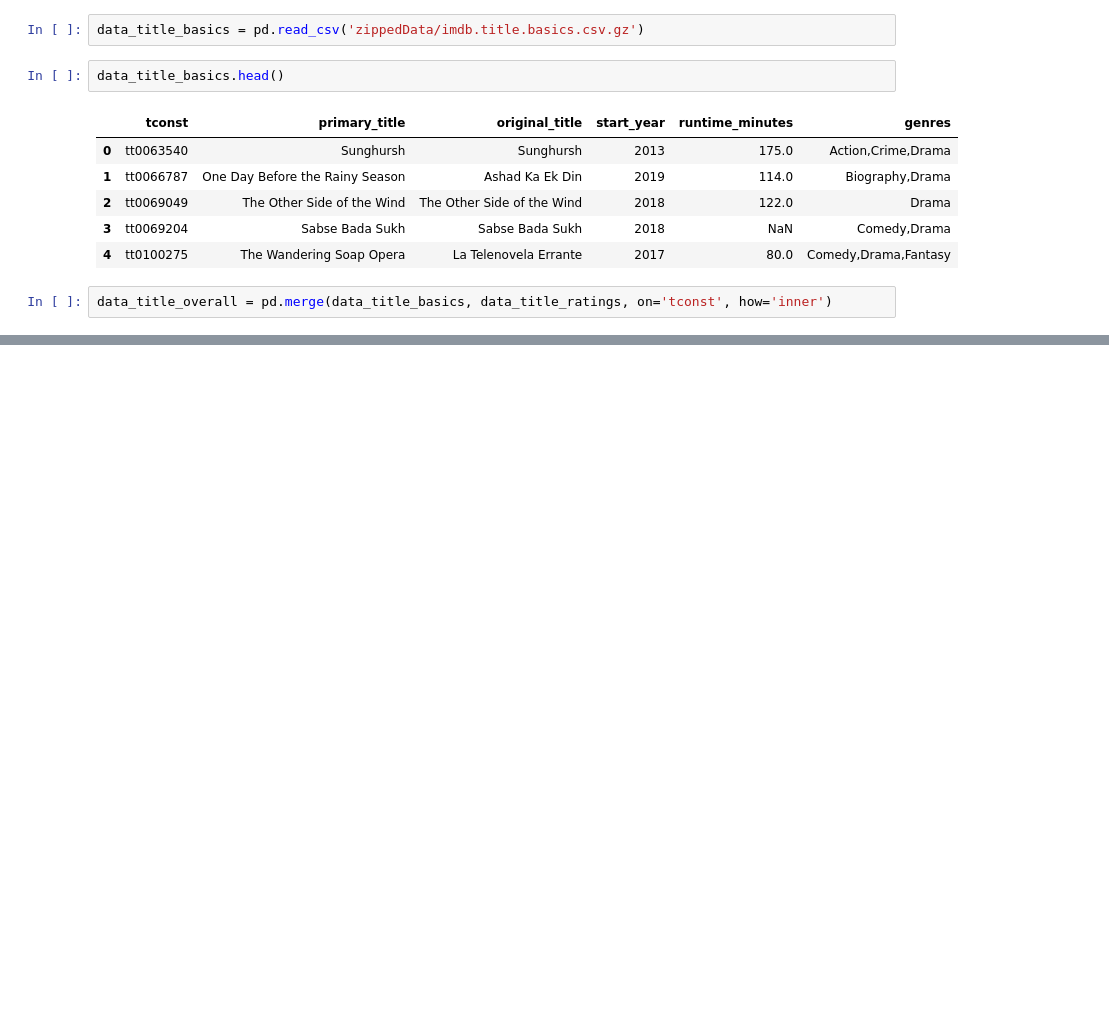
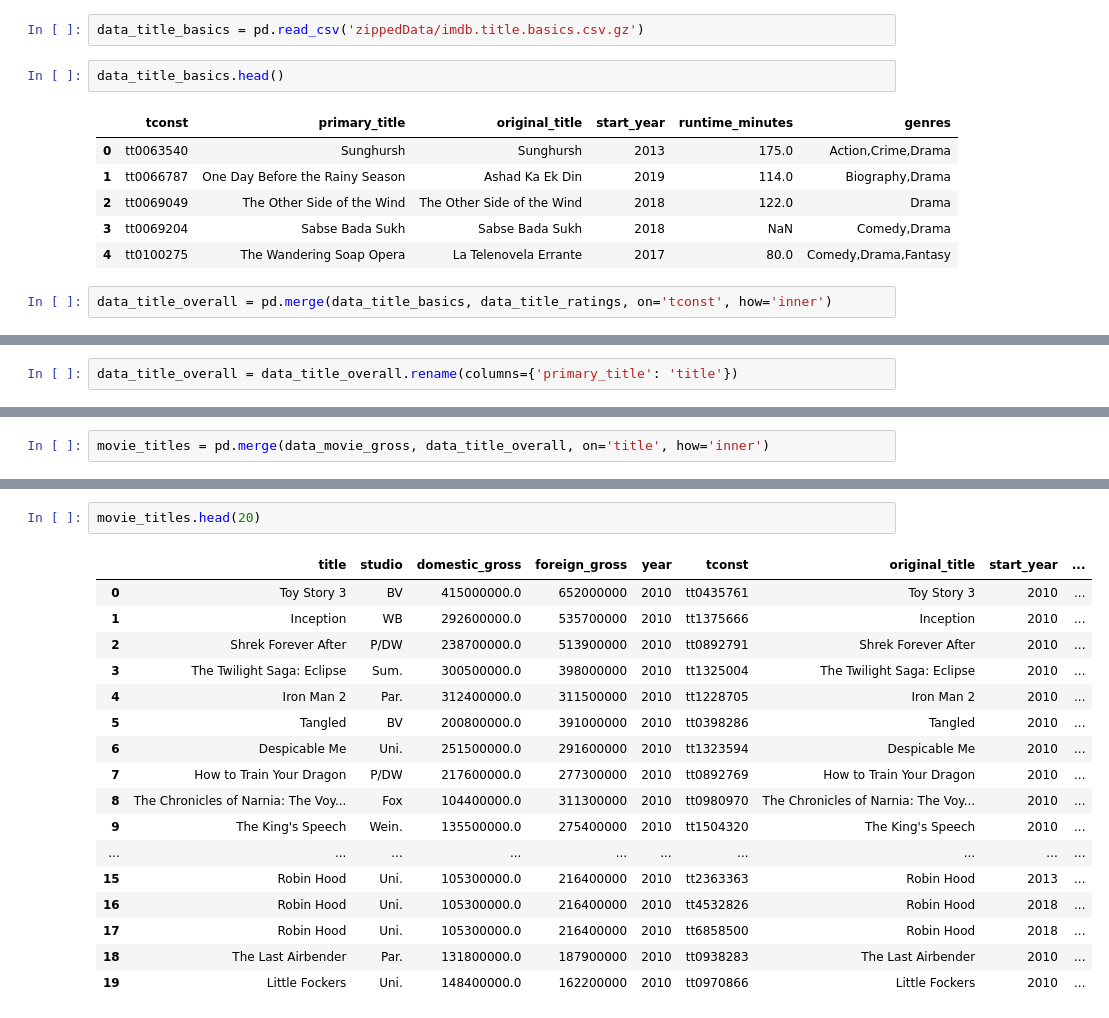
Before and after one commit to justinweible/movie_analysis_for_microsoft, a Jupyter notebook: Workbook (Cleaning).ipynb, the cells around one changed output, grey strips where cells are left out. Drawn from its saved outputs; the diff is of its cells as text; blank space fills up the shorter version.

Commit message:
Workbook (Cleaning) merged bom

```diff
--- a/Workbook (Cleaning).ipynb
+++ b/Workbook (Cleaning).ipynb
@@ -65,3 +44,5 @@ data_title_overall.head()
 | 2 | tt0069049 | The Other Side of the Wind | The Other Side of the Wind | 2018 | 122.0 | Drama | 6.9 | 4517 |
 | 3 | tt0069204 | Sabse Bada Sukh | Sabse Bada Sukh | 2018 | NaN | Comedy,Drama | 6.1 | 13 |
 | 4 | tt0100275 | The Wandering Soap Opera | La Telenovela Errante | 2017 | 80.0 | Comedy,Drama,Fantasy | 6.5 | 119 |
+# %%
+data_title_overall = data_title_overall.rename(columns={'primary_title': 'title'})
@@ -67,0 +62,2 @@ data_title_overall.head()
+# %%
+movie_titles = pd.merge(data_movie_gross, data_title_overall, on='title', how='inner')
@@ -67,0 +111,20 @@ data_title_overall.head()
+# %%
+movie_titles.head(20)
+# %% [output]
+|  | title | studio | domestic_gross | foreign_gross | year | tconst | original_title | start_year | ... |
+| 0 | Toy Story 3 | BV | 415000000.0 | 652000000 | 2010 | tt0435761 | Toy Story 3 | 2010 | ... |
+| 1 | Inception | WB | 292600000.0 | 535700000 | 2010 | tt1375666 | Inception | 2010 | ... |
+| 2 | Shrek Forever After | P/DW | 238700000.0 | 513900000 | 2010 | tt0892791 | Shrek Forever After | 2010 | ... |
+| 3 | The Twilight Saga: Eclipse | Sum. | 300500000.0 | 398000000 | 2010 | tt1325004 | The Twilight Saga: Eclipse | 2010 | ... |
+| 4 | Iron Man 2 | Par. | 312400000.0 | 311500000 | 2010 | tt1228705 | Iron Man 2 | 2010 | ... |
+| 5 | Tangled | BV | 200800000.0 | 391000000 | 2010 | tt0398286 | Tangled | 2010 | ... |
+| 6 | Despicable Me | Uni. | 251500000.0 | 291600000 | 2010 | tt1323594 | Despicable Me | 2010 | ... |
+| 7 | How to Train Your Dragon | P/DW | 217600000.0 | 277300000 | 2010 | tt0892769 | How to Train Your Dragon | 2010 | ... |
+| 8 | The Chronicles of Narnia: The Voy... | Fox | 104400000.0 | 311300000 | 2010 | tt0980970 | The Chronicles of Narnia: The Voy... | 2010 | ... |
+| 9 | The King's Speech | Wein. | 135500000.0 | 275400000 | 2010 | tt1504320 | The King's Speech | 2010 | ... |
+| ... | ... | ... | ... | ... | ... | ... | ... | ... | ... |
+| 15 | Robin Hood | Uni. | 105300000.0 | 216400000 | 2010 | tt2363363 | Robin Hood | 2013 | ... |
+| 16 | Robin Hood | Uni. | 105300000.0 | 216400000 | 2010 | tt4532826 | Robin Hood | 2018 | ... |
+| 17 | Robin Hood | Uni. | 105300000.0 | 216400000 | 2010 | tt6858500 | Robin Hood | 2018 | ... |
+| 18 | The Last Airbender | Par. | 131800000.0 | 187900000 | 2010 | tt0938283 | The Last Airbender | 2010 | ... |
+| 19 | Little Fockers | Uni. | 148400000.0 | 162200000 | 2010 | tt0970866 | Little Fockers | 2010 | ... |
```
Also changed, not shown: parts of 7 cells of this notebook, 1 other file.
